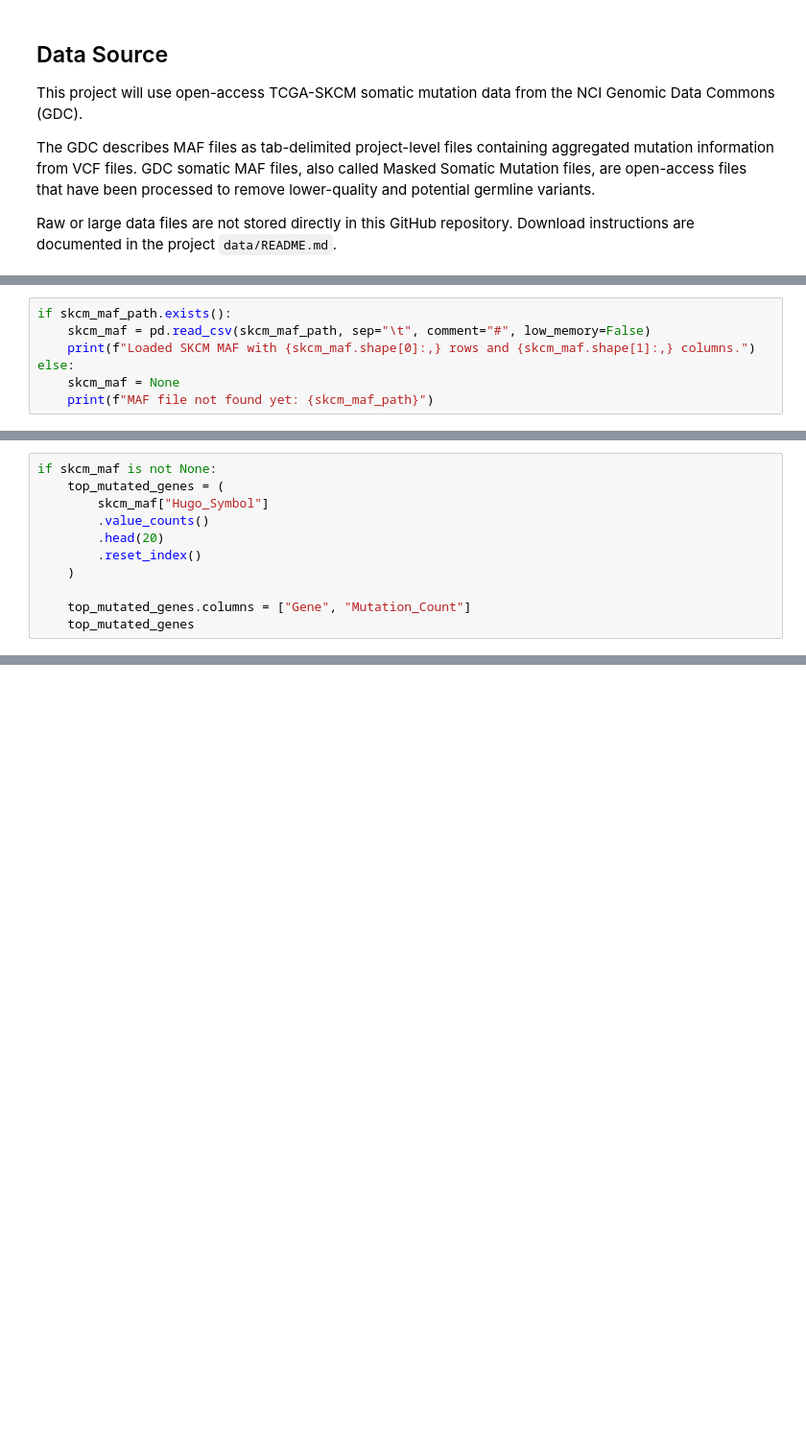
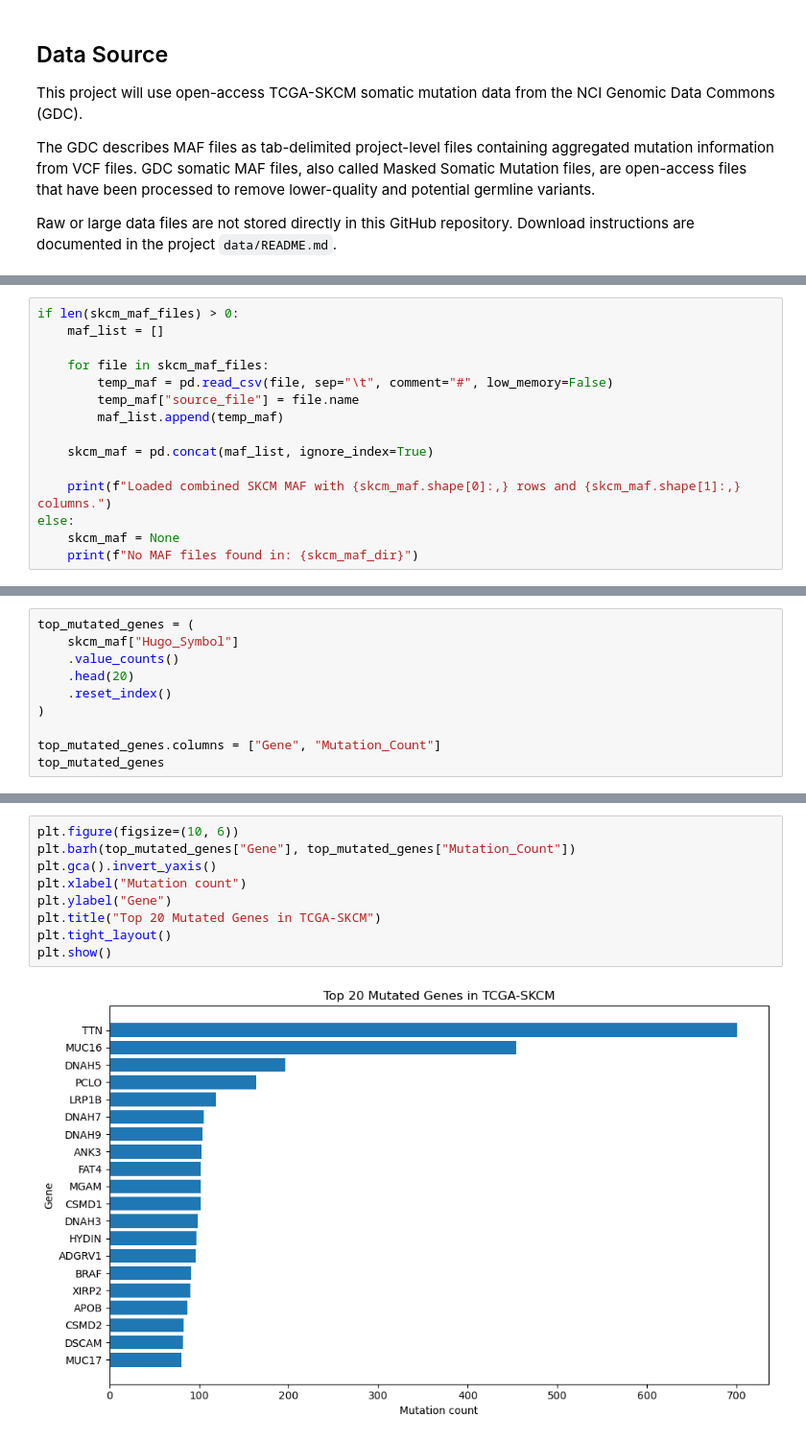
Before and after one commit to andreamariefree-creator/clinical-genomics-portfolio, a Jupyter notebook: projects/01_somatic_maf_analysis/notebooks/01_1_skcm_somatic_maf_analysis.ipynb, the cells around one changed output, grey strips where cells are left out. Shown at 96% size. Saved outputs shown, nothing was run; the diff lists cells and outputs as text; blank space fills up the shorter version.

Commit message:
Add initial SKCM somatic MAF summary analysis

```diff
--- a/projects/01_somatic_maf_analysis/notebooks/01_1_skcm_somatic_maf_analysis.ipynb
+++ b/projects/01_somatic_maf_analysis/notebooks/01_1_skcm_somatic_maf_analysis.ipynb
@@ -66,8 +66,16 @@ WindowsPath('../data/TCGA-SKCM.somatic.maf.gz')
 # %%
-if skcm_maf_path.exists():
-    skcm_maf = pd.read_csv(skcm_maf_path, sep="\t", comment="#", low_memory=False)
-    print(f"Loaded SKCM MAF with {skcm_maf.shape[0]:,} rows and {skcm_maf.shape[1]:,} columns.")
+if len(skcm_maf_files) > 0:
+    maf_list = []
+
+    for file in skcm_maf_files:
+        temp_maf = pd.read_csv(file, sep="\t", comment="#", low_memory=False)
+        temp_maf["source_file"] = file.name
+        maf_list.append(temp_maf)
+
+    skcm_maf = pd.concat(maf_list, ignore_index=True)
+
+    print(f"Loaded combined SKCM MAF with {skcm_maf.shape[0]:,} rows and {skcm_maf.shape[1]:,} columns.")
 else:
     skcm_maf = None
-    print(f"MAF file not found yet: {skcm_maf_path}")
+    print(f"No MAF files found in: {skcm_maf_dir}")
 # %% [output]
@@ -98,11 +172,10 @@ if skcm_maf is not None:
 # %%
-if skcm_maf is not None:
-    top_mutated_genes = (
-        skcm_maf["Hugo_Symbol"]
-        .value_counts()
-        .head(20)
-        .reset_index()
-    )
+top_mutated_genes = (
+    skcm_maf["Hugo_Symbol"]
+    .value_counts()
+    .head(20)
+    .reset_index()
+)
 
-    top_mutated_genes.columns = ["Gene", "Mutation_Count"]
-    top_mutated_genes
+top_mutated_genes.columns = ["Gene", "Mutation_Count"]
+top_mutated_genes
@@ -108,0 +200,11 @@ if skcm_maf is not None:
+# %%
+plt.figure(figsize=(10, 6))
+plt.barh(top_mutated_genes["Gene"], top_mutated_genes["Mutation_Count"])
+plt.gca().invert_yaxis()
+plt.xlabel("Mutation count")
+plt.ylabel("Gene")
+plt.title("Top 20 Mutated Genes in TCGA-SKCM")
+plt.tight_layout()
+plt.show()
+# %% [output]
+[figure, added]
```
Also changed, not shown: parts of 12 cells of this notebook, 5 other files.
